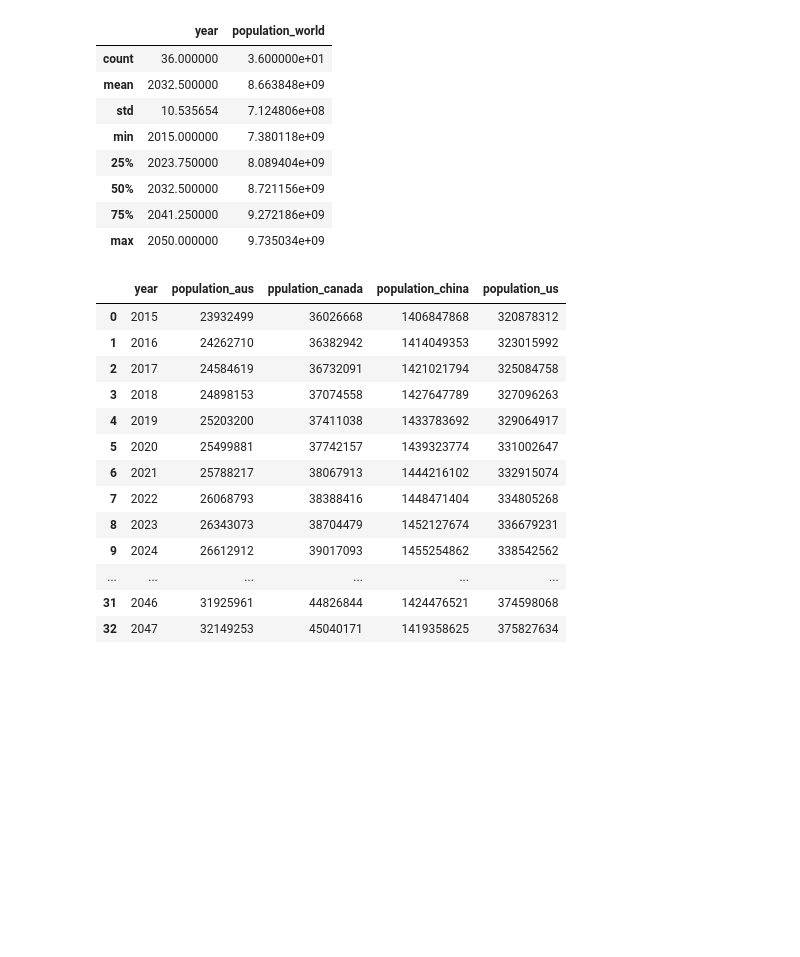
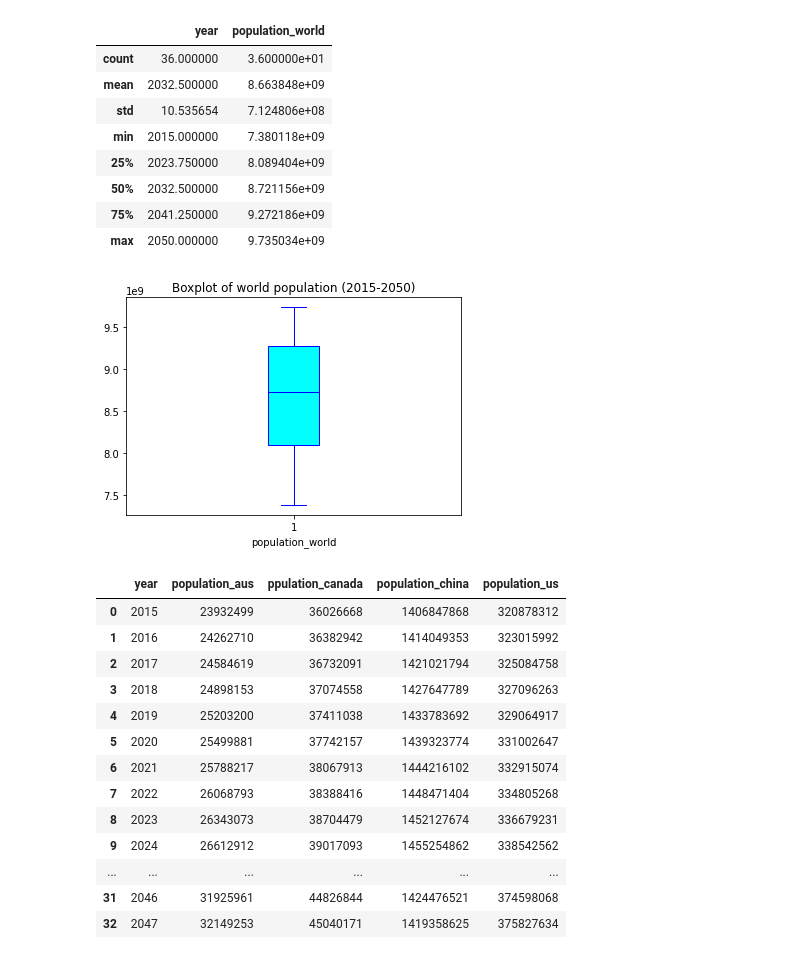
Before and after one commit to guillaumebdf/QM, a Jupyter notebook: parts2_and_3.ipynb, the cells around one changed output. Cells and saved outputs as stored; diff of their text form; code cells hidden in the pictures; blank space fills up the shorter version.

```diff
--- a/parts2_and_3.ipynb
+++ b/parts2_and_3.ipynb
@@ -188,6 +191,26 @@ popdf.describe()
 | 50% | 2032.500000 | 8.721156e+09 |
 | 75% | 2041.250000 | 9.272186e+09 |
 | max | 2050.000000 | 9.735034e+09 |
+# %%
+def box_plot(data, edge_color, fill_color):
+    bp = ax.boxplot(data, patch_artist=True)
+
+    for element in ['boxes', 'whiskers', 'fliers', 'means', 'medians', 'caps']:
+        plt.setp(bp[element], color=edge_color)
+
+    for patch in bp['boxes']:
+        patch.set(facecolor=fill_color)
+
+    return bp
+
+
+fig, ax = plt.subplots()
+box_plot(popdf.population_world, 'blue', 'cyan')
+ax.set_title("Boxplot of world population (2015-2050)")
+ax.set_xlabel("population_world")
+plt.show()
+# %% [output]
+[figure, added]
 # %%
 popdf2 = pd.read_csv("country_populations_v2.csv")
 popdf2
```
Also changed, not shown: parts of 1 cell of this notebook.
